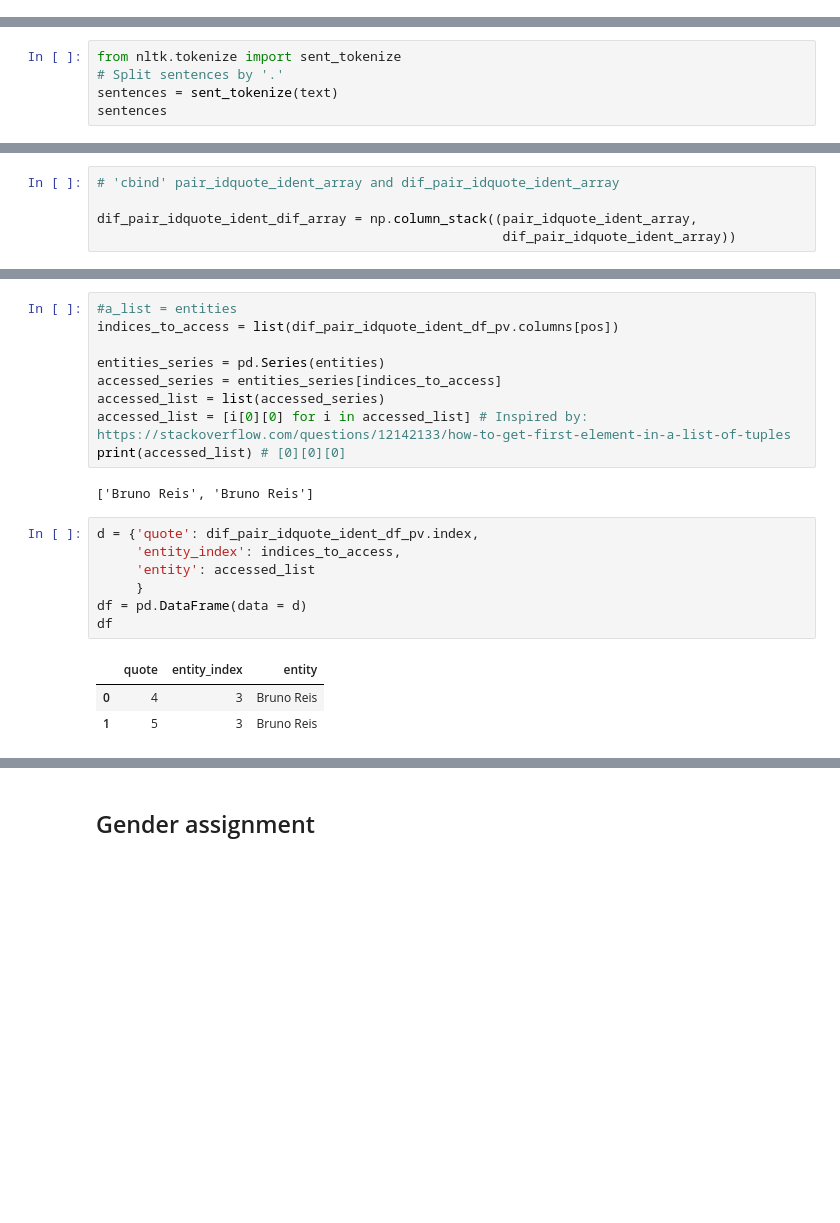
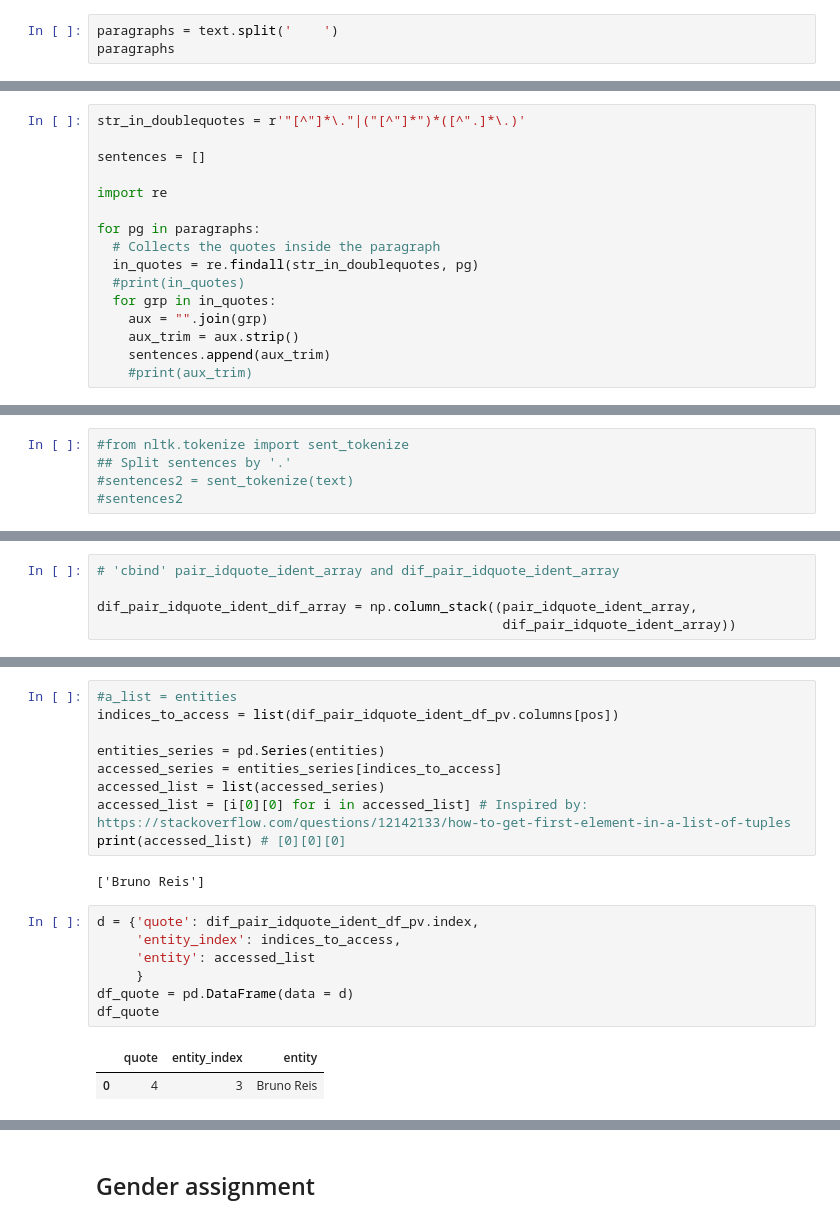
Before and after one commit to larissasayurifutino/repres_fem, a Jupyter notebook: SRC/03_entity_recog.ipynb, the cells around one changed output, grey strips where cells are left out. Drawn from its saved outputs; the diff is of its cells as text; blank space fills up the shorter version.

```diff
--- a/SRC/03_entity_recog.ipynb
+++ b/SRC/03_entity_recog.ipynb
@@ -75,0 +80,3 @@ text
+# %%
+paragraphs = text.split('    ')
+paragraphs
@@ -75,0 +97,16 @@ text
+# %%
+str_in_doublequotes = r'"[^"]*\."|("[^"]*")*([^".]*\.)'
+
+sentences = []
+
+import re
+
+for pg in paragraphs:
+  # Collects the quotes inside the paragraph
+  in_quotes = re.findall(str_in_doublequotes, pg)
+  #print(in_quotes)
+  for grp in in_quotes:
+    aux = "".join(grp)
+    aux_trim = aux.strip()
+    sentences.append(aux_trim)
+    #print(aux_trim)
@@ -85,8 +136,8 @@ True
 # %%
-from nltk.tokenize import sent_tokenize
-# Split sentences by '.'
-sentences = sent_tokenize(text)
-sentences
+#from nltk.tokenize import sent_tokenize
+## Split sentences by '.'
+#sentences2 = sent_tokenize(text)
+#sentences2
 # %% [output]
 ['Lavagem do Bonfim é cancelada pelo 2º ano consecutivo em Salvador.',
  'Tradição há 249 anos, cortejo de culto a Oxalá e Senhor do Bonfim costuma reunir um milhão.',
@@ -307,17 +374,16 @@ accessed_list = list(accessed_series)
 accessed_list = [i[0][0] for i in accessed_list] # Inspired by: https://stackoverflow.com/questions/12142133/how-to-get-first-element-in-a-list-of-tuples
 print(accessed_list) # [0][0][0]
 # %% [output]
-['Bruno Reis', 'Bruno Reis']
+['Bruno Reis']
 # %%
 d = {'quote': dif_pair_idquote_ident_df_pv.index,
      'entity_index': indices_to_access,
      'entity': accessed_list
      }
-df = pd.DataFrame(data = d)
-df
+df_quote = pd.DataFrame(data = d)
+df_quote
 # %% [output]
 |  | quote | entity_index | entity |
 | 0 | 4 | 3 | Bruno Reis |
-| 1 | 5 | 3 | Bruno Reis |
 # %%
 # Filtering Entities that have at least one capital letter
```
Also changed, not shown: parts of 23 cells of this notebook.
